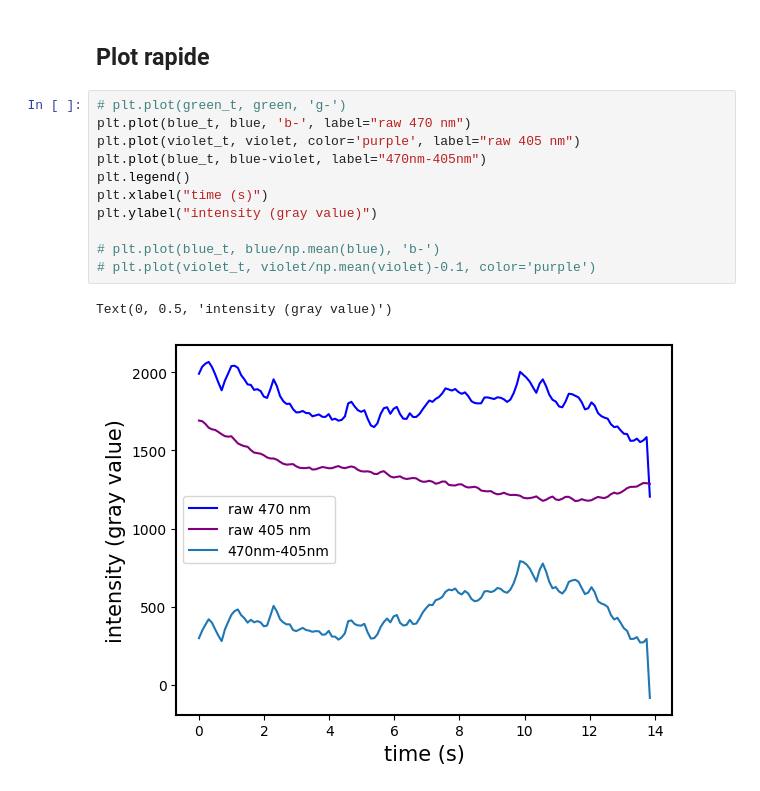
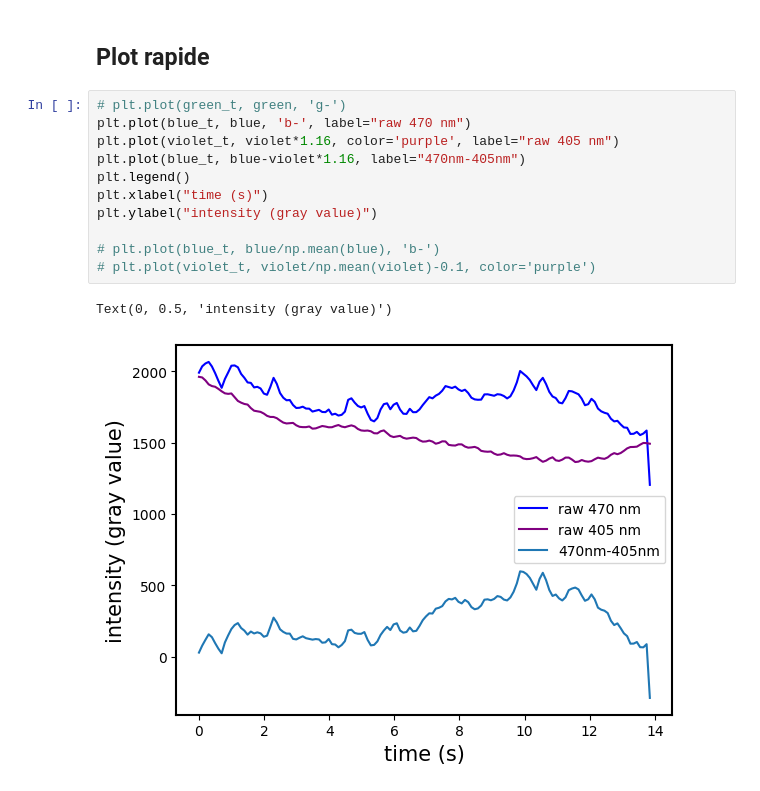
Before and after one commit to Laboratory-of-Vincent-Breton-Provencher/Widefield-Imaging-Acquisition, a Jupyter notebook: analysisPipeline/GCaMP.ipynb, the cells around one changed output. Saved outputs shown, nothing was run; the diff lists cells and outputs as text.

```diff
--- a/analysisPipeline/GCaMP.ipynb
+++ b/analysisPipeline/GCaMP.ipynb
@@ -54,14 +54,14 @@ AP_series[AP_idx] = 1
 # %%
 # plt.plot(green_t, green, 'g-')
 plt.plot(blue_t, blue, 'b-', label="raw 470 nm")
-plt.plot(violet_t, violet, color='purple', label="raw 405 nm")
-plt.plot(blue_t, blue-violet, label="470nm-405nm")
+plt.plot(violet_t, violet*1.16, color='purple', label="raw 405 nm")
+plt.plot(blue_t, blue-violet*1.16, label="470nm-405nm")
 plt.legend()
 plt.xlabel("time (s)")
 plt.ylabel("intensity (gray value)")
 
 # plt.plot(blue_t, blue/np.mean(blue), 'b-')
 # plt.plot(violet_t, violet/np.mean(violet)-0.1, color='purple')
 # %% [output]
 Text(0, 0.5, 'intensity (gray value)')
-[figure, old version]
+[figure, new version]
```
Also changed, not shown: parts of 2 cells of this notebook, 4 other files.
